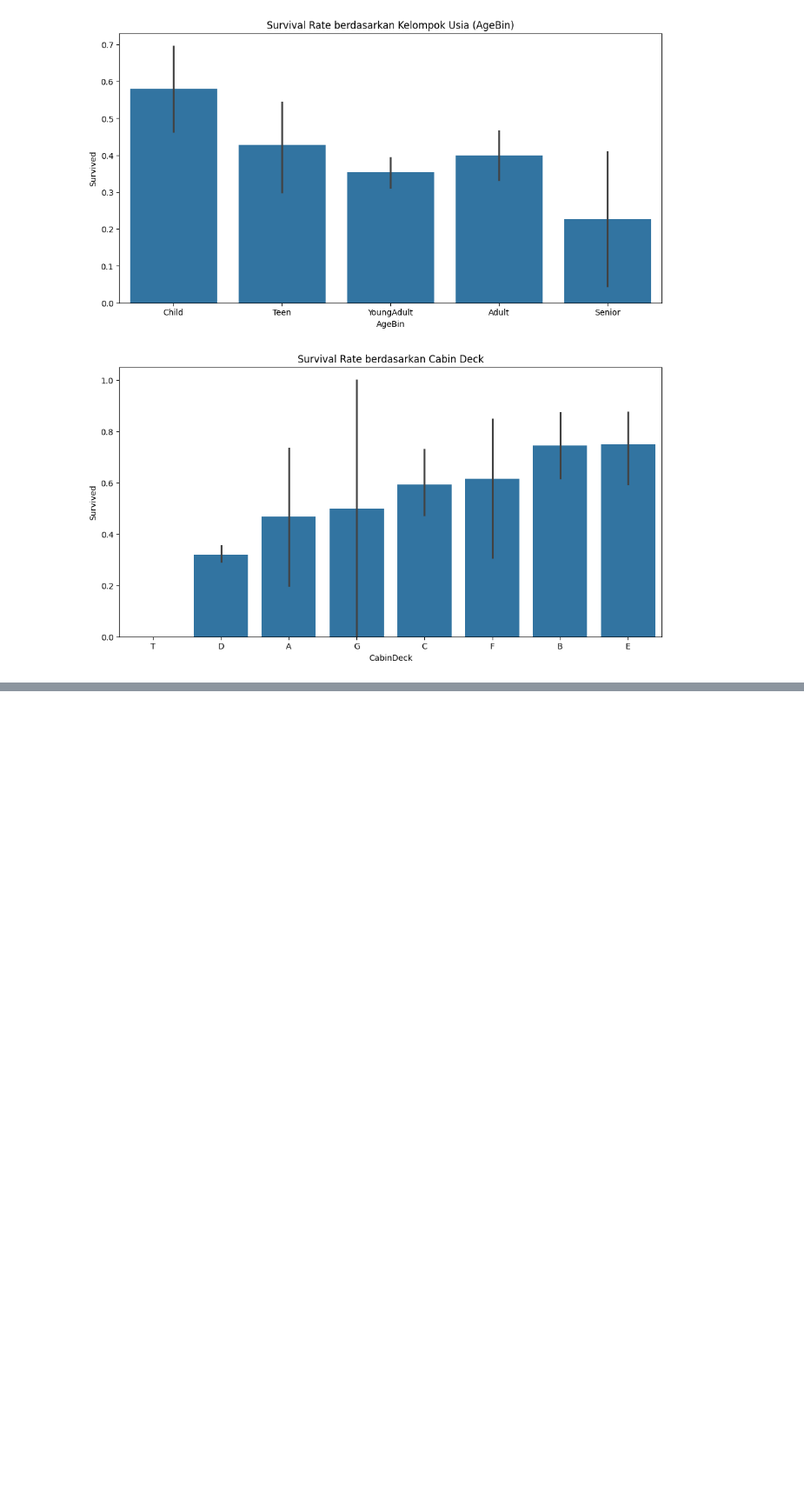
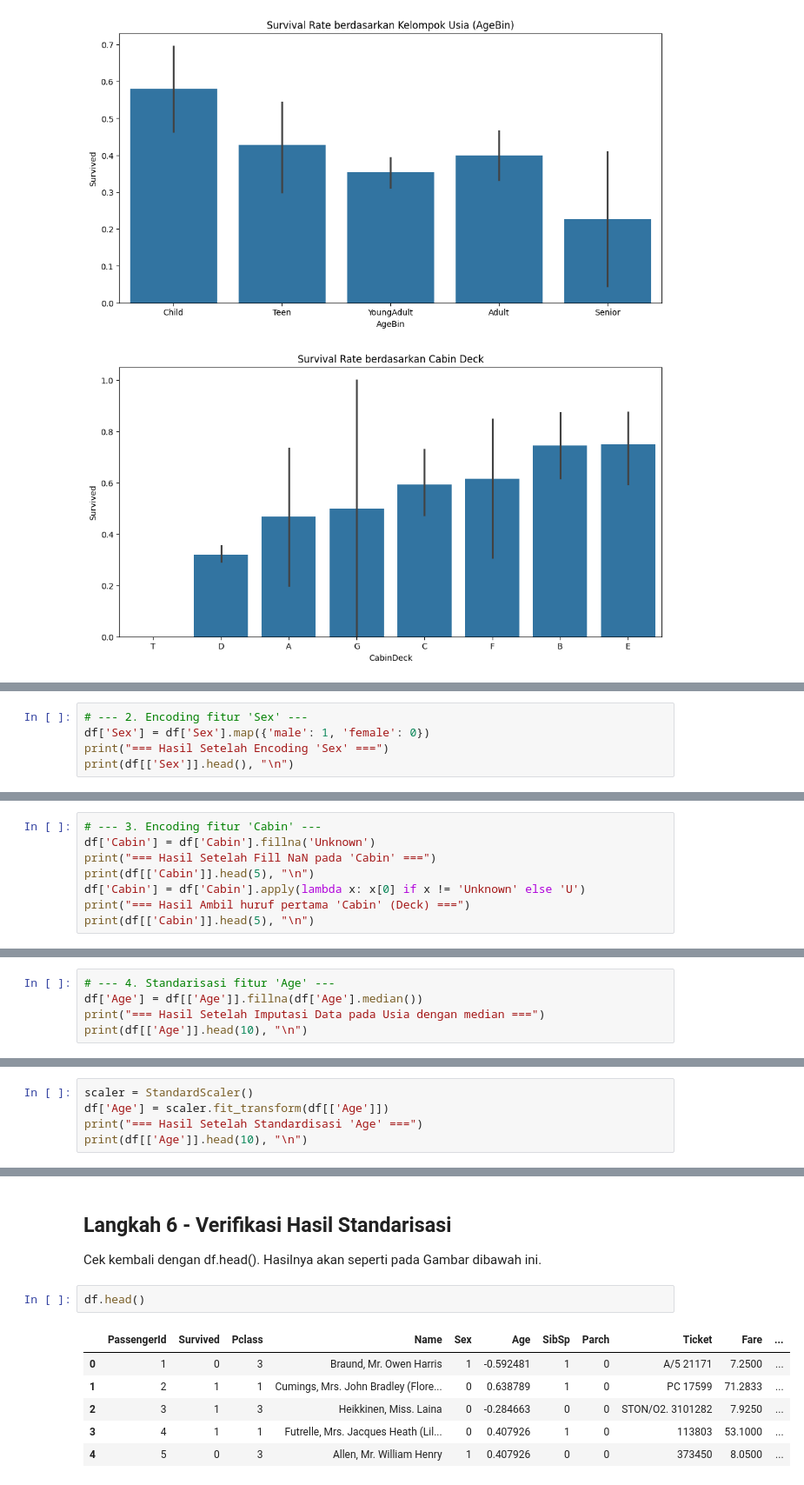
Before and after one commit to Erilocshada/erilocshada-machine-learning-course, a Jupyter notebook: 17_244107020064_week3.ipynb, the cells around one changed output, grey strips where cells are left out. Shown at 87% size. Cells and saved outputs as stored; diff of their text form; blank space fills up the shorter version.

```diff
--- a/17_244107020064_week3.ipynb
+++ b/17_244107020064_week3.ipynb
@@ -203,0 +231,5 @@ plt.show()
+# %%
+# --- 2. Encoding fitur 'Sex' ---
+df['Sex'] = df['Sex'].map({'male': 1, 'female': 0})
+print("=== Hasil Setelah Encoding 'Sex' ===")
+print(df[['Sex']].head(), "\n")
@@ -203,0 +262,8 @@ plt.show()
+# %%
+# --- 3. Encoding fitur 'Cabin' ---
+df['Cabin'] = df['Cabin'].fillna('Unknown')
+print("=== Hasil Setelah Fill NaN pada 'Cabin' ===")
+print(df[['Cabin']].head(5), "\n")
+df['Cabin'] = df['Cabin'].apply(lambda x: x[0] if x != 'Unknown' else 'U')
+print("=== Hasil Ambil huruf pertama 'Cabin' (Deck) ===")
+print(df[['Cabin']].head(5), "\n")
@@ -203,0 +289,5 @@ plt.show()
+# %%
+# --- 4. Standarisasi fitur 'Age' ---
+df['Age'] = df[['Age']].fillna(df['Age'].median())
+print("=== Hasil Setelah Imputasi Data pada Usia dengan median ===")
+print(df[['Age']].head(10), "\n")
@@ -203,0 +310,5 @@ plt.show()
+# %%
+scaler = StandardScaler()
+df['Age'] = scaler.fit_transform(df[['Age']])
+print("=== Hasil Setelah Standardisasi 'Age' ===")
+print(df[['Age']].head(10), "\n")
@@ -203,0 +328,12 @@ plt.show()
+# %% [markdown]
+## **Langkah 6 - Verifikasi Hasil Standarisasi**
+Cek kembali dengan df.head(). Hasilnya akan seperti pada Gambar dibawah ini.
+# %%
+df.head()
+# %% [output]
+|  | PassengerId | Survived | Pclass | Name | Sex | Age | SibSp | Parch | Ticket | Fare | ... |
+| 0 | 1 | 0 | 3 | Braund, Mr. Owen Harris | 1 | -0.592481 | 1 | 0 | A/5 21171 | 7.2500 | ... |
+| 1 | 2 | 1 | 1 | Cumings, Mrs. John Bradley (Flore... | 0 | 0.638789 | 1 | 0 | PC 17599 | 71.2833 | ... |
+| 2 | 3 | 1 | 3 | Heikkinen, Miss. Laina | 0 | -0.284663 | 0 | 0 | STON/O2. 3101282 | 7.9250 | ... |
+| 3 | 4 | 1 | 1 | Futrelle, Mrs. Jacques Heath (Lil... | 0 | 0.407926 | 1 | 0 | 113803 | 53.1000 | ... |
+| 4 | 5 | 0 | 3 | Allen, Mr. William Henry | 1 | 0.407926 | 0 | 0 | 373450 | 8.0500 | ... |
```
Also changed, not shown: parts of 18 cells of this notebook.
